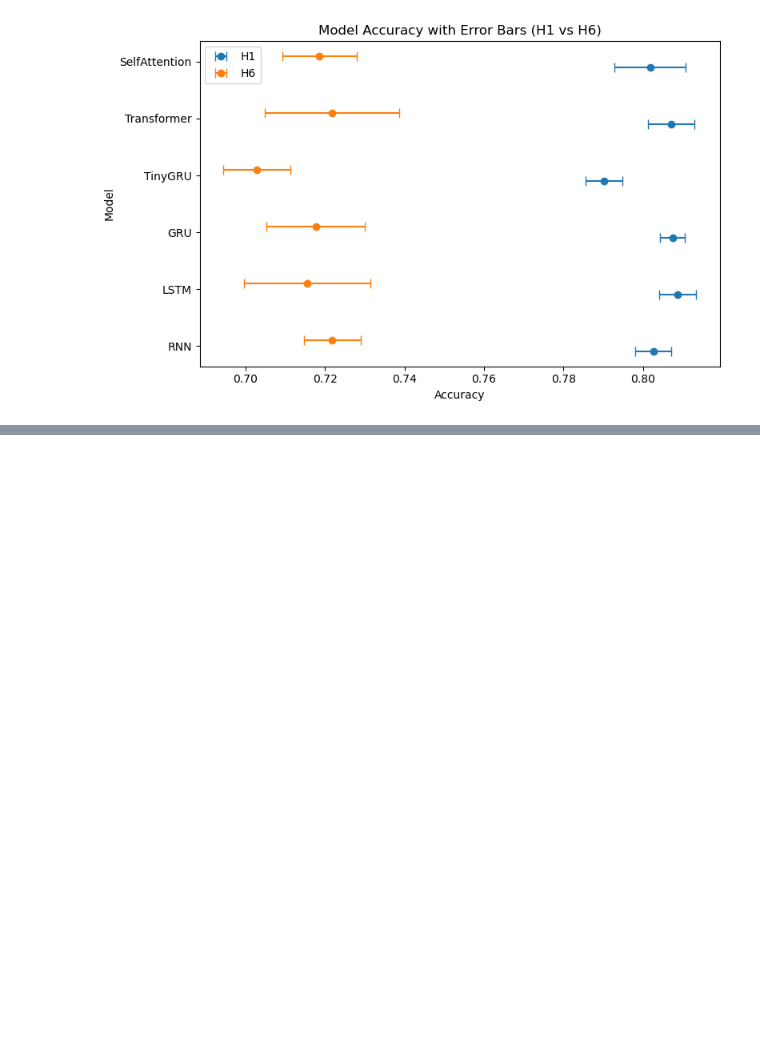
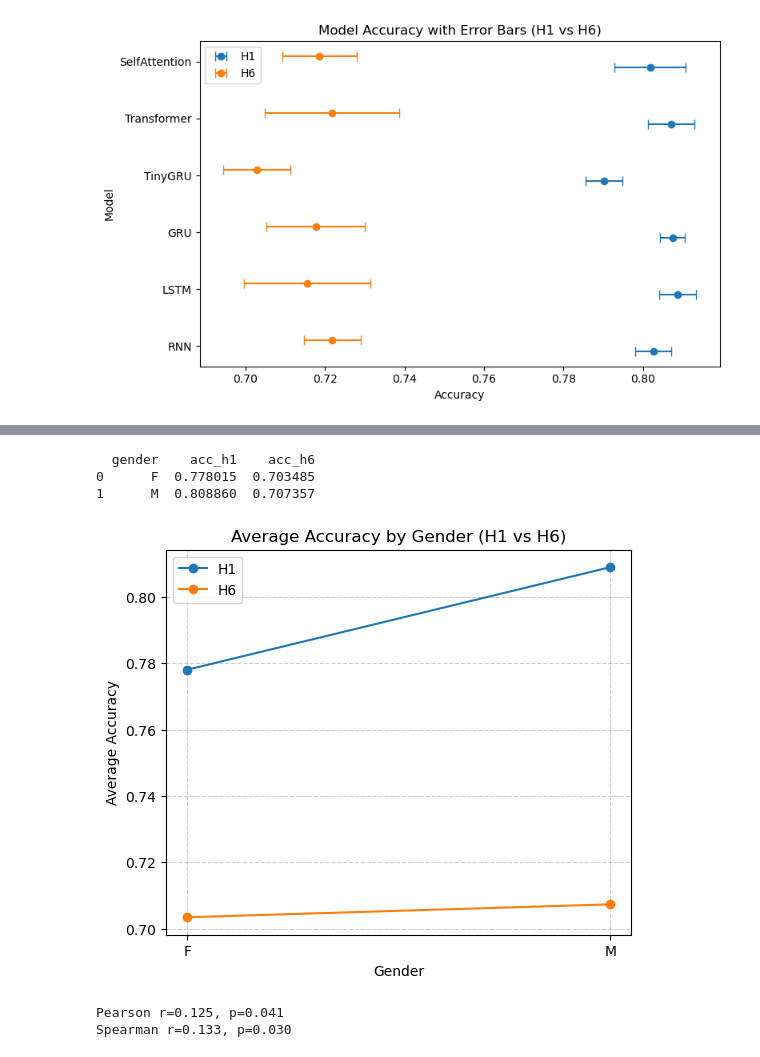
Before and after one commit to althealuo/Horizon, a Jupyter notebook: Horizon_individual_diff.ipynb, the cells around one changed output, grey strips where cells are left out. Drawn from its saved outputs; the diff is of its cells as text; code cells hidden in the pictures; blank space fills up the shorter version.

```diff
--- a/Horizon_individual_diff.ipynb
+++ b/Horizon_individual_diff.ipynb
@@ -709,0 +818,42 @@ plt.show()
+# %%
+gender_acc = subj_df.groupby("gender")[["acc_h1", "acc_h6"]].mean().reset_index()
+print(gender_acc)
+# %% [output]
+  gender    acc_h1    acc_h6
+0      F  0.778015  0.703485
+1      M  0.808860  0.707357
+# %%
+
+plt.figure(figsize=(6,5))
+
+plt.plot(gender_acc["gender"], gender_acc["acc_h1"], marker="o", label="H1")
+plt.plot(gender_acc["gender"], gender_acc["acc_h6"], marker="o", label="H6")
+
+plt.xlabel("Gender")
+plt.ylabel("Average Accuracy")
+plt.title("Average Accuracy by Gender (H1 vs H6)")
+plt.legend()
+plt.grid(True, linestyle="--", alpha=0.6)
+plt.show()
+# %% [output]
+[figure, added]
+# %%
+from scipy.stats import pearsonr, spearmanr
+
+gender_map = {"M": 0, "F": 1}
+gender = subj_df["gender"].map(gender_map).astype(float)
+delta = subj_df["delta_h6_h1"]
+
+# mask out NaNs in gender
+valid = gender.notna()
+gender_valid = gender[valid]
+delta_valid = delta[valid]
+
+pearson_r, pearson_p = pearsonr(gender_valid, delta_valid)
+spearman_r, spearman_p = spearmanr(gender_valid, delta_valid)
+
+print(f"Pearson r={pearson_r:.3f}, p={pearson_p:.3f}")
+print(f"Spearman r={spearman_r:.3f}, p={spearman_p:.3f}")
+# %% [output]
+Pearson r=0.125, p=0.041
+Spearman r=0.133, p=0.030
```
Also changed, not shown: parts of 9 cells of this notebook.
